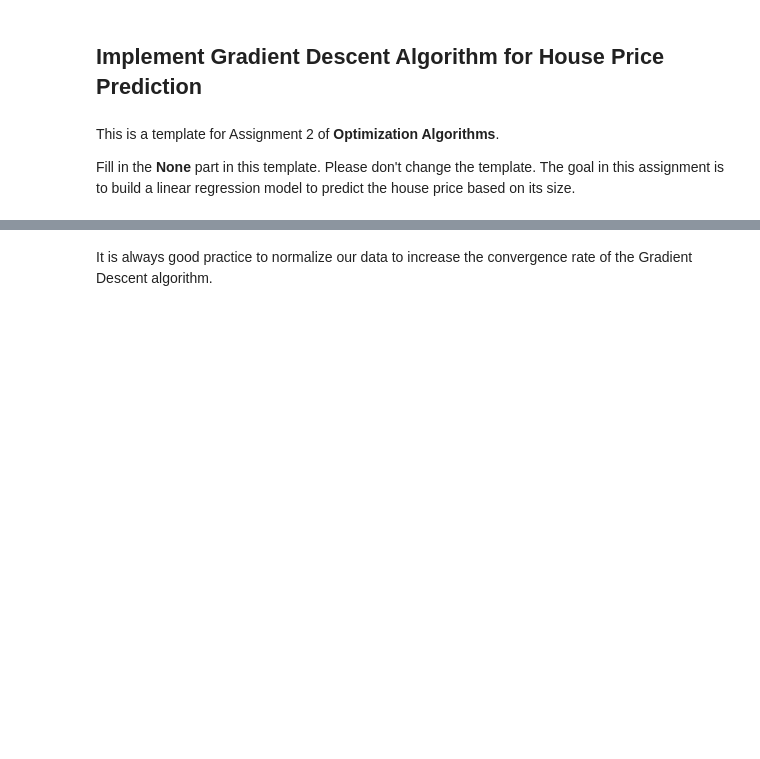
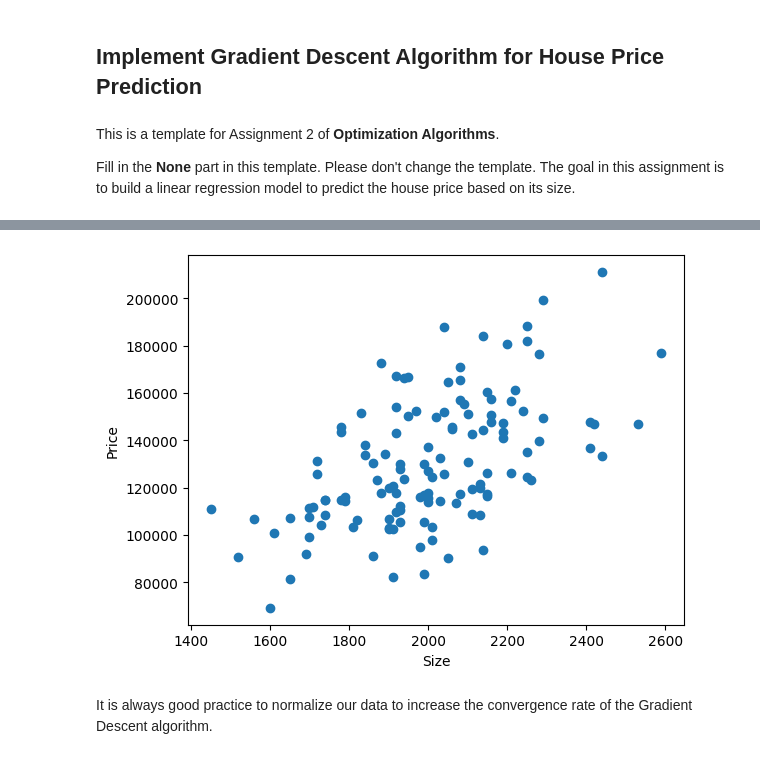
Before and after one commit to MaksBurchard240894/HFG7, a Jupyter notebook: Block B/PricePred_temp.ipynb, the cells around one changed output, grey strips where cells are left out. Drawn from its saved outputs; the diff is of its cells as text; code cells hidden in the pictures; blank space fills up the shorter version.

Commit message:
W7 DataLab 1 Work VI (END)

```diff
--- a/Block B/PricePred_temp.ipynb
+++ b/Block B/PricePred_temp.ipynb
@@ -15,7 +15,7 @@ None
 # %%
 # Put your code here (1 line of code)
 # Load the dataset
-data = None
+data = pd.read_csv('house-prices.csv')
 # %%
 # Put your code here (1 line of code)
 # Take a look at the data, use head method for data
@@ -28,12 +35,14 @@ Y_dat = data['Price'].to_numpy()
 # %%
 # Put your code here (1 line of code)
 # Plot a scatter plot for X_dat and Y_dat
 # Take a look at our data
-None
+plt.scatter(X_dat, Y_dat)
 
 plt.xlabel('Size')
 plt.ylabel('Price')
 plt.show()
+# %% [output]
+[figure, added]
 # %% [markdown]
 It is always good practice to normalize our data to increase the convergence rate of the Gradient Descent algorithm.
 # %%
```
Also changed, not shown: parts of 5 cells of this notebook, 1 other file.
